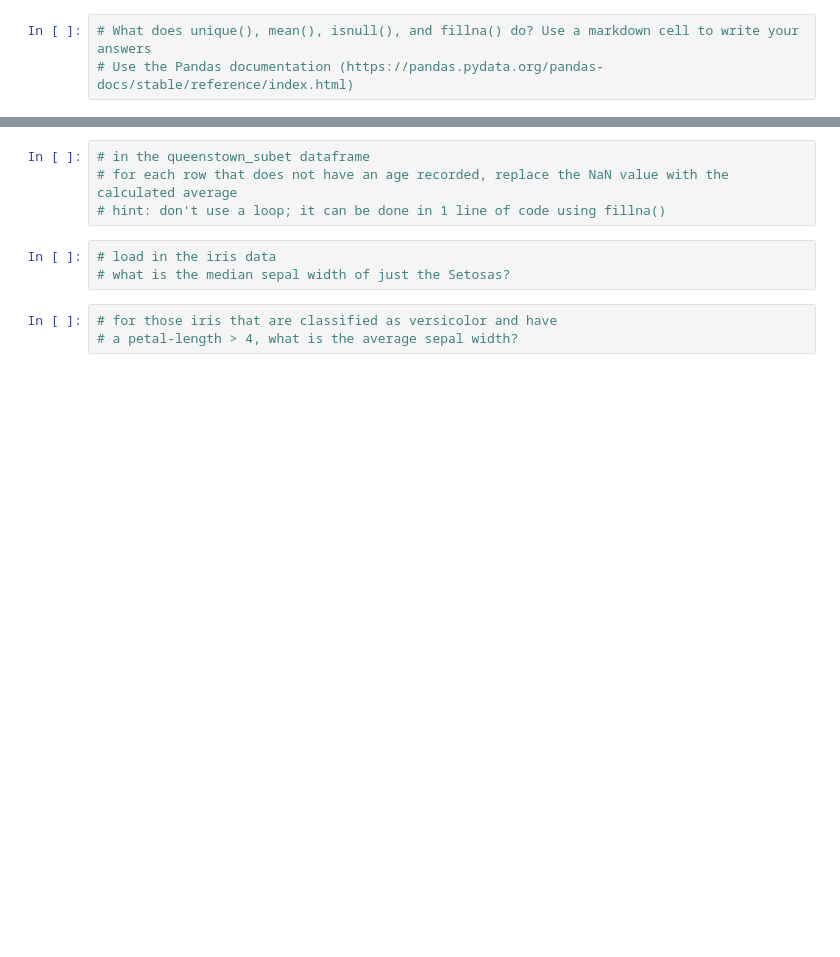
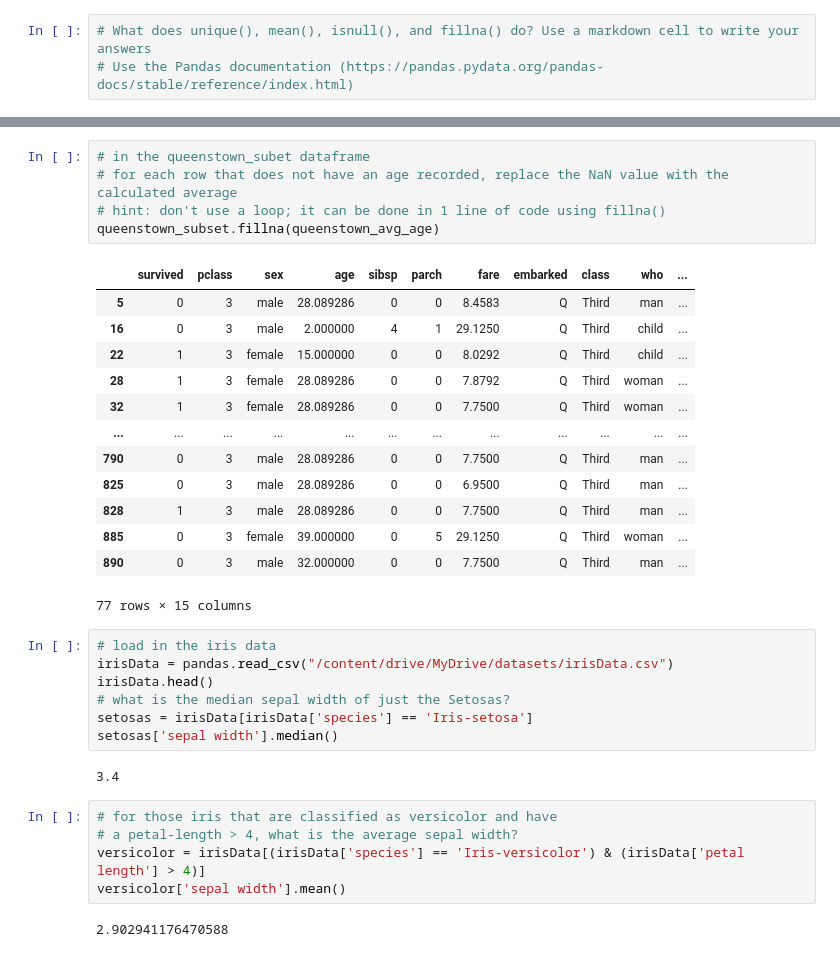
Before and after one commit to ihertting/CS167_Notes, a Jupyter notebook: Day03_exercises.ipynb, the cells around one changed output, grey strips where cells are left out. Saved outputs shown, nothing was run; the diff lists cells and outputs as text; blank space fills up the shorter version.

```diff
--- a/Day03_exercises.ipynb
+++ b/Day03_exercises.ipynb
@@ -64,10 +158,35 @@ titanic.head()
 # %%
 # in the queenstown_subet dataframe
 # for each row that does not have an age recorded, replace the NaN value with the calculated average
 # hint: don't use a loop; it can be done in 1 line of code using fillna()
+queenstown_subset.fillna(queenstown_avg_age)
+# %% [output]
+|  | survived | pclass | sex | age | sibsp | parch | fare | embarked | class | who | ... |
+| 5 | 0 | 3 | male | 28.089286 | 0 | 0 | 8.4583 | Q | Third | man | ... |
+| 16 | 0 | 3 | male | 2.000000 | 4 | 1 | 29.1250 | Q | Third | child | ... |
+| 22 | 1 | 3 | female | 15.000000 | 0 | 0 | 8.0292 | Q | Third | child | ... |
+| 28 | 1 | 3 | female | 28.089286 | 0 | 0 | 7.8792 | Q | Third | woman | ... |
+| 32 | 1 | 3 | female | 28.089286 | 0 | 0 | 7.7500 | Q | Third | woman | ... |
+| ... | ... | ... | ... | ... | ... | ... | ... | ... | ... | ... | ... |
+| 790 | 0 | 3 | male | 28.089286 | 0 | 0 | 7.7500 | Q | Third | man | ... |
+| 825 | 0 | 3 | male | 28.089286 | 0 | 0 | 6.9500 | Q | Third | man | ... |
+| 828 | 1 | 3 | male | 28.089286 | 0 | 0 | 7.7500 | Q | Third | man | ... |
+| 885 | 0 | 3 | female | 39.000000 | 0 | 5 | 29.1250 | Q | Third | woman | ... |
+| 890 | 0 | 3 | male | 32.000000 | 0 | 0 | 7.7500 | Q | Third | man | ... |
+77 rows × 15 columns
 # %%
 # load in the iris data
+irisData = pandas.read_csv("/content/drive/MyDrive/datasets/irisData.csv")
+irisData.head()
 # what is the median sepal width of just the Setosas?
+setosas = irisData[irisData['species'] == 'Iris-setosa']
+setosas['sepal width'].median()
+# %% [output]
+3.4
 # %%
 # for those iris that are classified as versicolor and have
 # a petal-length > 4, what is the average sepal width?
+versicolor = irisData[(irisData['species'] == 'Iris-versicolor') & (irisData['petal length'] > 4)]
+versicolor['sepal width'].mean()
+# %% [output]
+2.902941176470588
```
Also changed, not shown: parts of 15 cells of this notebook.
